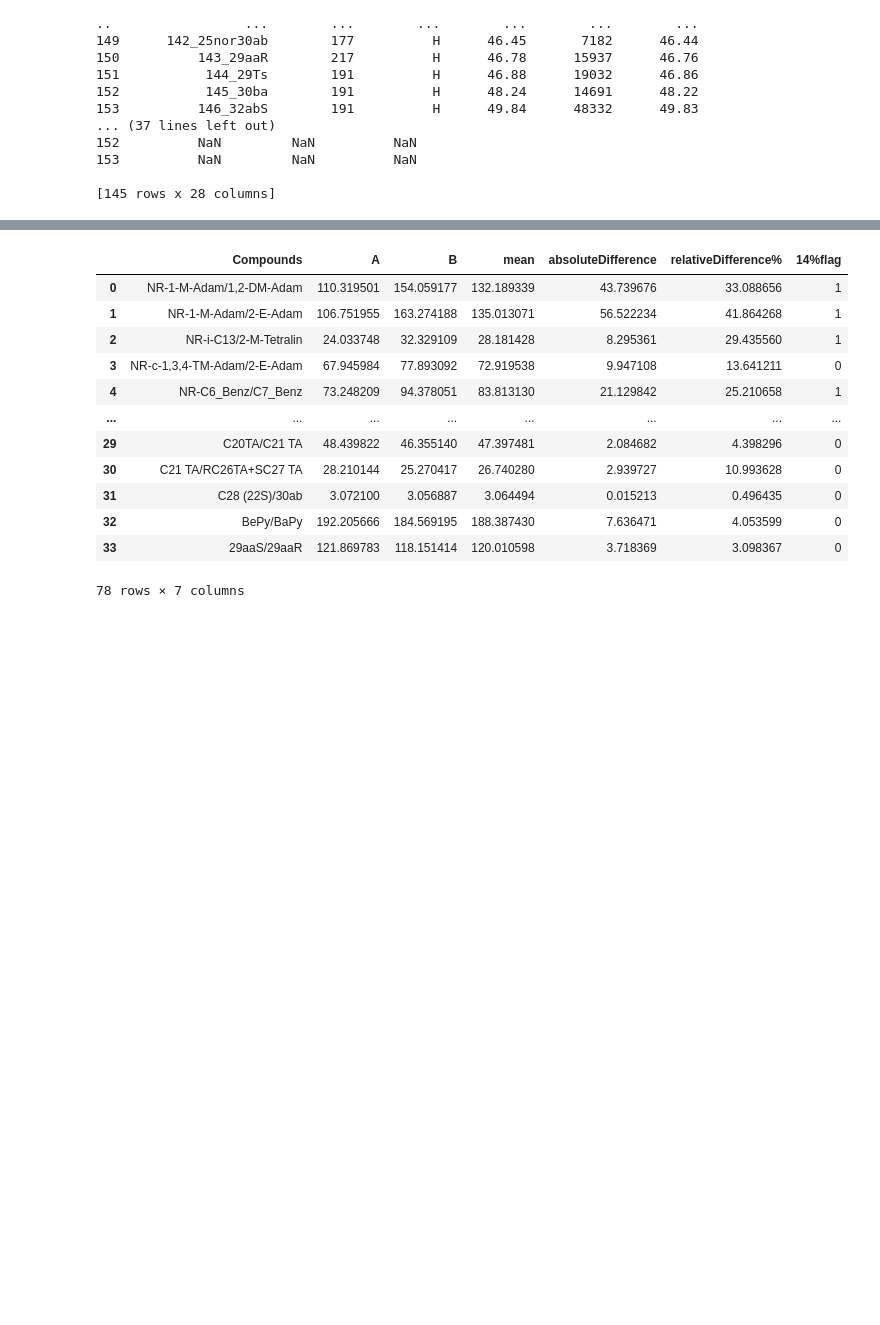
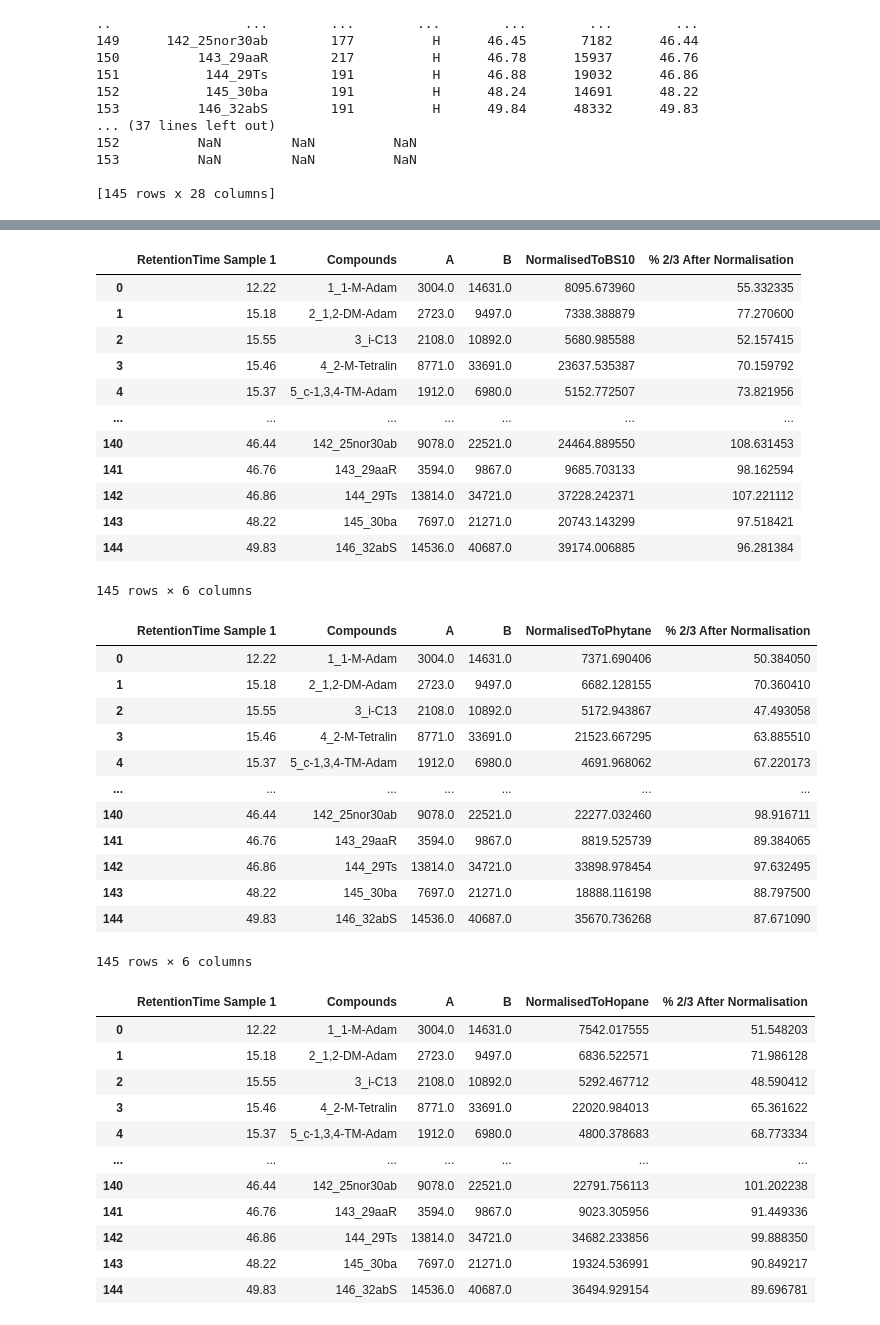
Before and after one commit to hazywho/Python, a Jupyter notebook: ProcessingValuesTest.ipynb, the cells around one changed output, grey strips where cells are left out. Saved outputs shown, nothing was run; the diff lists cells and outputs as text; code cells hidden in the pictures; blank space fills up the shorter version.

Commit message:
Data Processing

```diff
--- a/ProcessingValuesTest.ipynb
+++ b/ProcessingValuesTest.ipynb
@@ -184,34 +243,88 @@ Starting the ratio of 141_29aaS and 143_29aaR
 # %%
 def mean(row):
     return (row['A']+row['B'])/2
 def absDiff(row):
     return abs(row['A']-row['B'])
 def relDiff(row):
     if row['mean']>0:
         return (row['absoluteDifference']/row['mean'])*100
     else:
         return 0.0001
 def flagging(row):
     if row['relativeDifference%']>14:
         return 1
     else:
         return 0
+
 A['mean'] = A.apply(mean,axis=1)
 A['absoluteDifference'] = A.apply(absDiff,axis=1)
 A['relativeDifference%'] = A.apply(relDiff,axis=1)
 A['14%flag'] = A.apply(flagging,axis=1)
+
+def AfterNorm2of3BS10(row):
+    if row["B"]>1:
+        return 100*row["NormalisedToBS10"]/row["B"]
+    else:
+        return 0.0001
+
+BS10DataFrame["% 2/3 After Normalisation"]=BS10DataFrame.apply(AfterNorm2of3BS10, axis=1)
+display(BS10DataFrame)
+
+def AfterNorm2of3Phy(row):
+    if row["B"]>1:
+        return 100*row["NormalisedToPhytane"]/row["B"]
+    else:
+        return 0.0001
+
+PhytaneDataFrame["% 2/3 After Normalisation"]=PhytaneDataFrame.apply(AfterNorm2of3Phy, axis=1)
+display(PhytaneDataFrame)
+
+def AfterNorm2of4Hopane(row):
+    if row["B"]>1:
+        return 100*row["NormalisedToHopane"]/row["B"]
+    else:
+        return 0.0001
+
+HopaneDataFrame["% 2/3 After Normalisation"]=HopaneDataFrame.apply(AfterNorm2of4Hopane, axis=1)
+display(HopaneDataFrame)
+
 display(A)
 # %% [output]
-|  | Compounds | A | B | mean | absoluteDifference | relativeDifference% | 14%flag |
-| 0 | NR-1-M-Adam/1,2-DM-Adam | 110.319501 | 154.059177 | 132.189339 | 43.739676 | 33.088656 | 1 |
-| 1 | NR-1-M-Adam/2-E-Adam | 106.751955 | 163.274188 | 135.013071 | 56.522234 | 41.864268 | 1 |
-| 2 | NR-i-C13/2-M-Tetralin | 24.033748 | 32.329109 | 28.181428 | 8.295361 | 29.435560 | 1 |
-| 3 | NR-c-1,3,4-TM-Adam/2-E-Adam | 67.945984 | 77.893092 | 72.919538 | 9.947108 | 13.641211 | 0 |
-| 4 | NR-C6_Benz/C7_Benz | 73.248209 | 94.378051 | 83.813130 | 21.129842 | 25.210658 | 1 |
-| ... | ... | ... | ... | ... | ... | ... | ... |
-| 29 | C20TA/C21 TA | 48.439822 | 46.355140 | 47.397481 | 2.084682 | 4.398296 | 0 |
-| 30 | C21 TA/RC26TA+SC27 TA | 28.210144 | 25.270417 | 26.740280 | 2.939727 | 10.993628 | 0 |
-| 31 | C28 (22S)/30ab | 3.072100 | 3.056887 | 3.064494 | 0.015213 | 0.496435 | 0 |
-| 32 | BePy/BaPy | 192.205666 | 184.569195 | 188.387430 | 7.636471 | 4.053599 | 0 |
-| 33 | 29aaS/29aaR | 121.869783 | 118.151414 | 120.010598 | 3.718369 | 3.098367 | 0 |
+|  | RetentionTime Sample 1 | Compounds | A | B | NormalisedToBS10 | % 2/3 After Normalisation |
+| 0 | 12.22 | 1_1-M-Adam | 3004.0 | 14631.0 | 8095.673960 | 55.332335 |
+| 1 | 15.18 | 2_1,2-DM-Adam | 2723.0 | 9497.0 | 7338.388879 | 77.270600 |
+| 2 | 15.55 | 3_i-C13 | 2108.0 | 10892.0 | 5680.985588 | 52.157415 |
+| 3 | 15.46 | 4_2-M-Tetralin | 8771.0 | 33691.0 | 23637.535387 | 70.159792 |
+| 4 | 15.37 | 5_c-1,3,4-TM-Adam | 1912.0 | 6980.0 | 5152.772507 | 73.821956 |
+| ... | ... | ... | ... | ... | ... | ... |
+| 140 | 46.44 | 142_25nor30ab | 9078.0 | 22521.0 | 24464.889550 | 108.631453 |
+| 141 | 46.76 | 143_29aaR | 3594.0 | 9867.0 | 9685.703133 | 98.162594 |
+| 142 | 46.86 | 144_29Ts | 13814.0 | 34721.0 | 37228.242371 | 107.221112 |
+| 143 | 48.22 | 145_30ba | 7697.0 | 21271.0 | 20743.143299 | 97.518421 |
+| 144 | 49.83 | 146_32abS | 14536.0 | 40687.0 | 39174.006885 | 96.281384 |
-78 rows × 7 columns
+145 rows × 6 columns
+|  | RetentionTime Sample 1 | Compounds | A | B | NormalisedToPhytane | % 2/3 After Normalisation |
+| 0 | 12.22 | 1_1-M-Adam | 3004.0 | 14631.0 | 7371.690406 | 50.384050 |
+| 1 | 15.18 | 2_1,2-DM-Adam | 2723.0 | 9497.0 | 6682.128155 | 70.360410 |
+| 2 | 15.55 | 3_i-C13 | 2108.0 | 10892.0 | 5172.943867 | 47.493058 |
+| 3 | 15.46 | 4_2-M-Tetralin | 8771.0 | 33691.0 | 21523.667295 | 63.885510 |
+| 4 | 15.37 | 5_c-1,3,4-TM-Adam | 1912.0 | 6980.0 | 4691.968062 | 67.220173 |
+| ... | ... | ... | ... | ... | ... | ... |
+| 140 | 46.44 | 142_25nor30ab | 9078.0 | 22521.0 | 22277.032460 | 98.916711 |
+| 141 | 46.76 | 143_29aaR | 3594.0 | 9867.0 | 8819.525739 | 89.384065 |
+| 142 | 46.86 | 144_29Ts | 13814.0 | 34721.0 | 33898.978454 | 97.632495 |
+| 143 | 48.22 | 145_30ba | 7697.0 | 21271.0 | 18888.116198 | 88.797500 |
+| 144 | 49.83 | 146_32abS | 14536.0 | 40687.0 | 35670.736268 | 87.671090 |
+145 rows × 6 columns
+|  | RetentionTime Sample 1 | Compounds | A | B | NormalisedToHopane | % 2/3 After Normalisation |
+| 0 | 12.22 | 1_1-M-Adam | 3004.0 | 14631.0 | 7542.017555 | 51.548203 |
+| 1 | 15.18 | 2_1,2-DM-Adam | 2723.0 | 9497.0 | 6836.522571 | 71.986128 |
+| 2 | 15.55 | 3_i-C13 | 2108.0 | 10892.0 | 5292.467712 | 48.590412 |
+| 3 | 15.46 | 4_2-M-Tetralin | 8771.0 | 33691.0 | 22020.984013 | 65.361622 |
+| 4 | 15.37 | 5_c-1,3,4-TM-Adam | 1912.0 | 6980.0 | 4800.378683 | 68.773334 |
+| ... | ... | ... | ... | ... | ... | ... |
+| 140 | 46.44 | 142_25nor30ab | 9078.0 | 22521.0 | 22791.756113 | 101.202238 |
+| 141 | 46.76 | 143_29aaR | 3594.0 | 9867.0 | 9023.305956 | 91.449336 |
+| 142 | 46.86 | 144_29Ts | 13814.0 | 34721.0 | 34682.233856 | 99.888350 |
+| 143 | 48.22 | 145_30ba | 7697.0 | 21271.0 | 19324.536991 | 90.849217 |
+| 144 | 49.83 | 146_32abS | 14536.0 | 40687.0 | 36494.929154 | 89.696781 |
```
Also changed, not shown: parts of 5 cells of this notebook, 9 other files.
